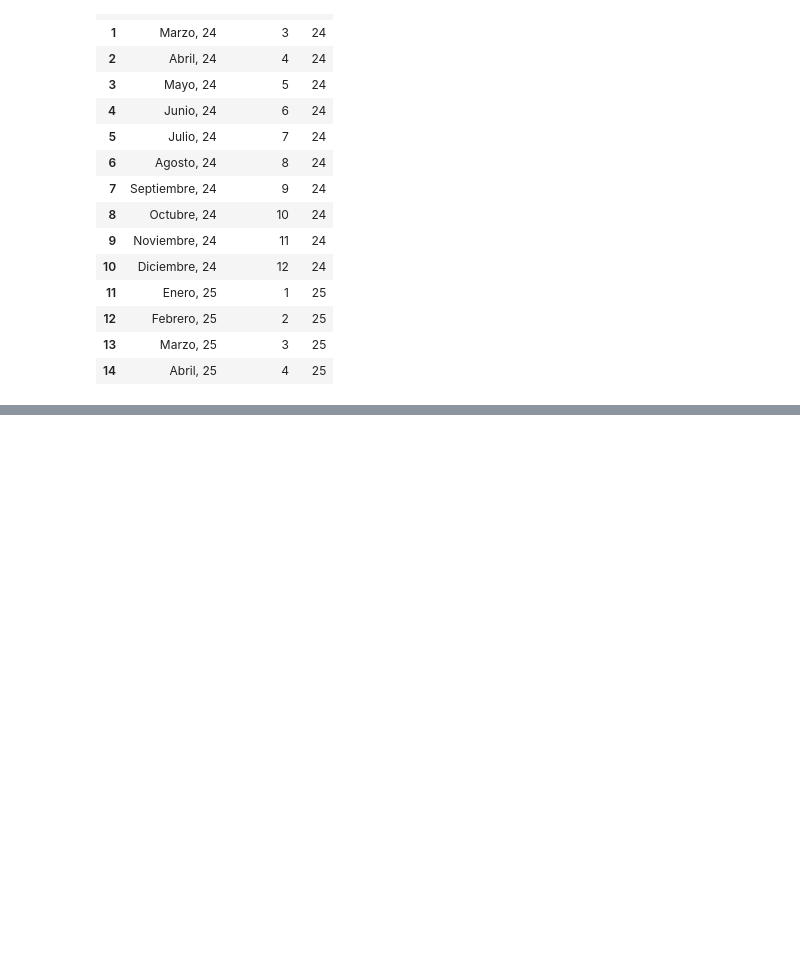
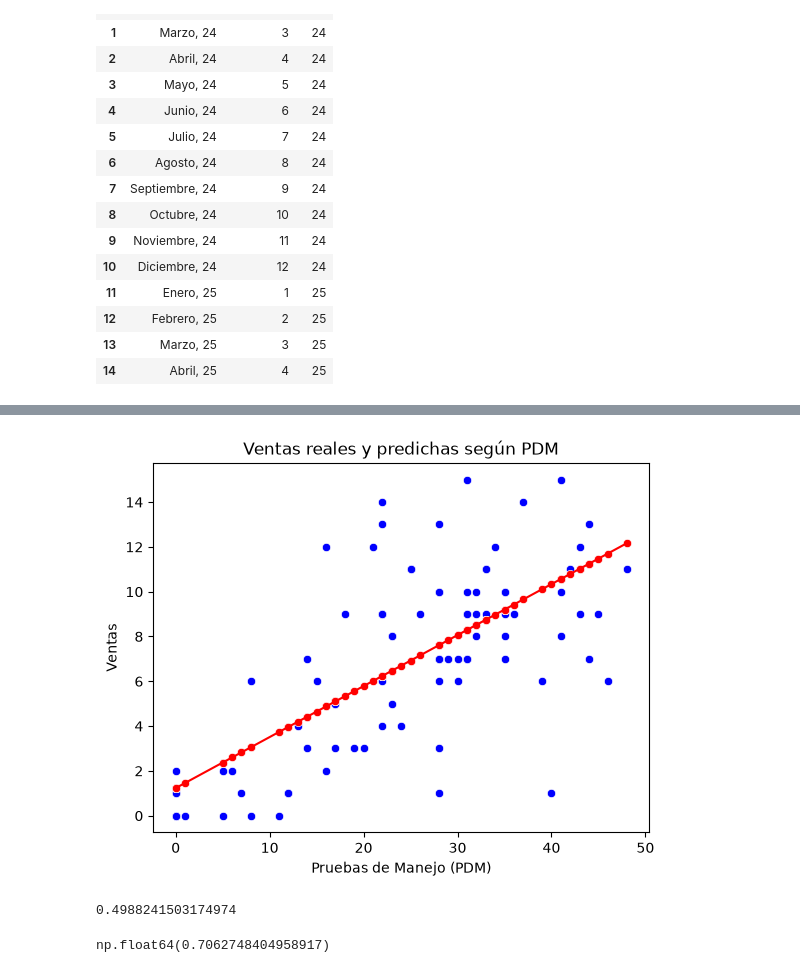
Before and after one commit to DavidMazonJuarez08/Regresion-Lineal-Simple, a Jupyter notebook: Limpieza_Principales_Canales_Regresión.ipynb, the cells around one changed output, grey strips where cells are left out. Saved outputs shown, nothing was run; the diff lists cells and outputs as text; code cells hidden in the pictures; blank space fills up the shorter version.

```diff
--- a/Limpieza_Principales_Canales_Regresión.ipynb
+++ b/Limpieza_Principales_Canales_Regresión.ipynb
@@ -232 +333,30 @@ data[['Mes', 'Mes_Num', 'Año']].head(15)
+# %%
+# Graficamos los valores reales y los valores predichos
+
+sns.scatterplot(x='PDM', y='Ventas', color="blue", data=data)
+sns.scatterplot(x='PDM', y='Predicciones', color="red", data=data)
+sns.lineplot(x='PDM', y='Predicciones', color="red", data=data)
+
+plt.title('Ventas reales y predichas según PDM')
+plt.xlabel('Pruebas de Manejo (PDM)')
+plt.ylabel('Ventas')
+plt.show()
+# %% [output]
+[figure, added]
+# %%
+# Calculamos nuevamente el coeficiente de determinación R²
+
+coef_Deter = model.score(X=Vars_Indep, y=Var_Dep)
+
+coef_Deter
+# %% [output]
+0.4988241503174974
+# %%
+# Calculamos el coeficiente de correlación
+
+coef_Correl = np.sqrt(coef_Deter)
+
+coef_Correl
+# %% [output]
+np.float64(0.7062748404958917)
 # %%
```
Also changed, not shown: parts of 27 cells of this notebook, 3 other files.
